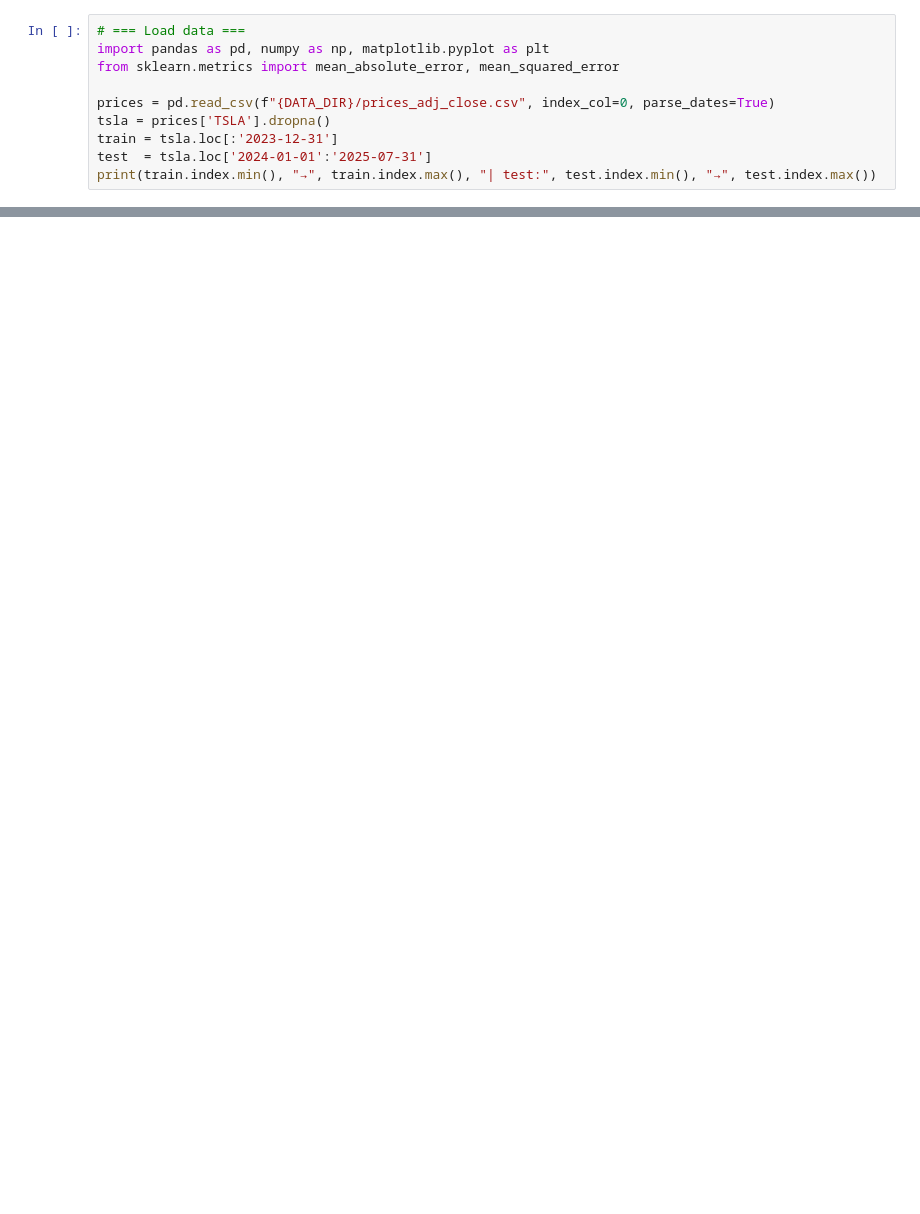
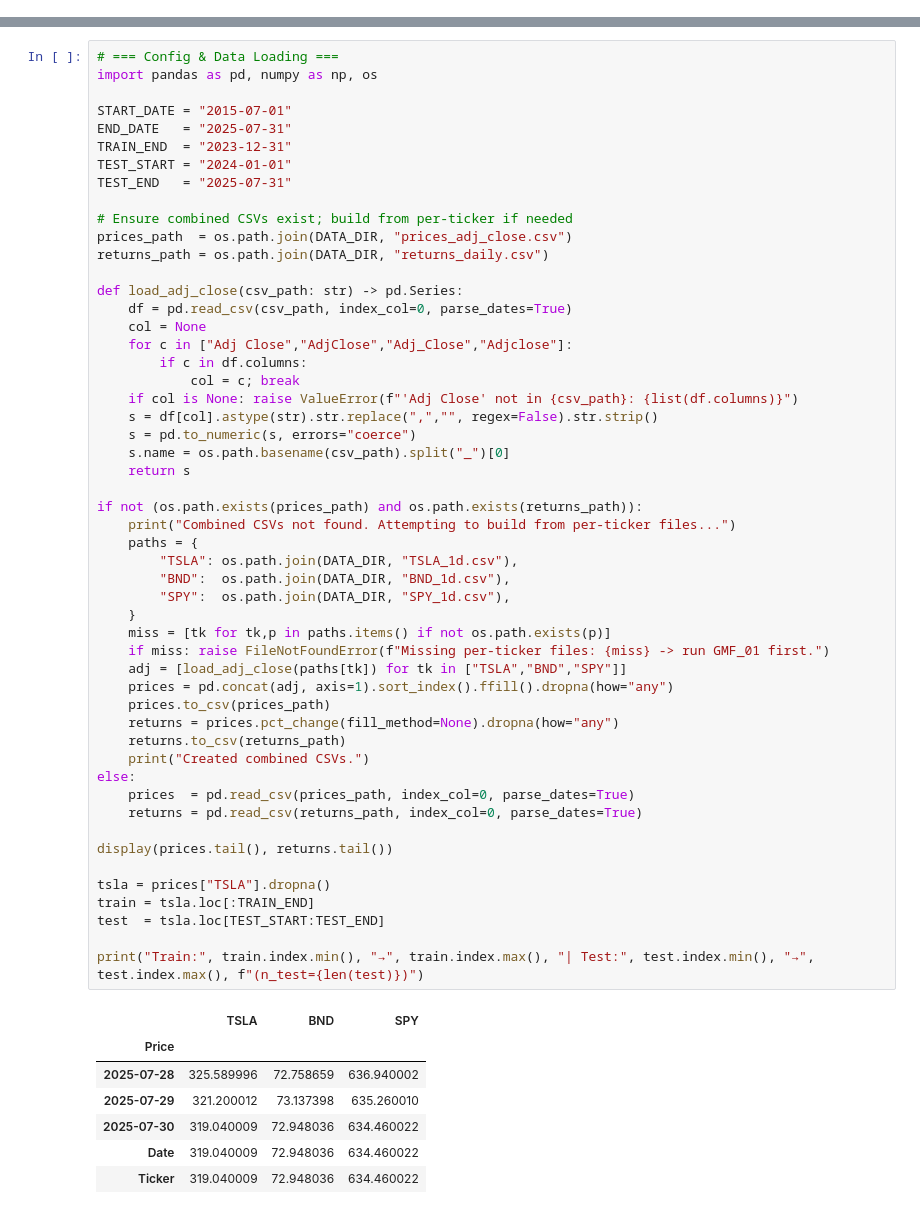
Before and after one commit to MiskirB/gmf-time-series-portfolio-optimization, a Jupyter notebook: notebooks/GMF_03_Task2_Modeling_ARIMA_LSTM.ipynb, the cells around one changed output, grey strips where cells are left out. Drawn from its saved outputs; the diff is of its cells as text; blank space fills up the shorter version.

```diff
--- a/notebooks/GMF_03_Task2_Modeling_ARIMA_LSTM.ipynb
+++ b/notebooks/GMF_03_Task2_Modeling_ARIMA_LSTM.ipynb
@@ -30,10 +45,0 @@ for d in [DATA_DIR, OUT_PLOTS, OUT_MODELS, OUT_METRICS]:
-# %%
-# === Load data ===
-import pandas as pd, numpy as np, matplotlib.pyplot as plt
-from sklearn.metrics import mean_absolute_error, mean_squared_error
-
-prices = pd.read_csv(f"{DATA_DIR}/prices_adj_close.csv", index_col=0, parse_dates=True)
-tsla = prices['TSLA'].dropna()
-train = tsla.loc[:'2023-12-31']
-test  = tsla.loc['2024-01-01':'2025-07-31']
-print(train.index.min(), "→", train.index.max(), "| test:", test.index.min(), "→", test.index.max())
@@ -65,0 +71,60 @@ dump(arima_model, f"{OUT_MODELS}/tsla_arima.pkl")
+# %%
+# === Config & Data Loading ===
+import pandas as pd, numpy as np, os
+
+START_DATE = "2015-07-01"
+END_DATE   = "2025-07-31"
+TRAIN_END  = "2023-12-31"
+TEST_START = "2024-01-01"
+TEST_END   = "2025-07-31"
+
+# Ensure combined CSVs exist; build from per-ticker if needed
+prices_path  = os.path.join(DATA_DIR, "prices_adj_close.csv")
+returns_path = os.path.join(DATA_DIR, "returns_daily.csv")
+
+def load_adj_close(csv_path: str) -> pd.Series:
+    df = pd.read_csv(csv_path, index_col=0, parse_dates=True)
+    col = None
+    for c in ["Adj Close","AdjClose","Adj_Close","Adjclose"]:
+        if c in df.columns:
+            col = c; break
+    if col is None: raise ValueError(f"'Adj Close' not in {csv_path}: {list(df.columns)}")
+    s = df[col].astype(str).str.replace(",","", regex=False).str.strip()
+    s = pd.to_numeric(s, errors="coerce")
+    s.name = os.path.basename(csv_path).split("_")[0]
+    return s
+
+if not (os.path.exists(prices_path) and os.path.exists(returns_path)):
+    print("Combined CSVs not found. Attempting to build from per-ticker files...")
+    paths = {
+        "TSLA": os.path.join(DATA_DIR, "TSLA_1d.csv"),
+        "BND":  os.path.join(DATA_DIR, "BND_1d.csv"),
+        "SPY":  os.path.join(DATA_DIR, "SPY_1d.csv"),
+    }
+    miss = [tk for tk,p in paths.items() if not os.path.exists(p)]
+    if miss: raise FileNotFoundError(f"Missing per-ticker files: {miss} -> run GMF_01 first.")
+    adj = [load_adj_close(paths[tk]) for tk in ["TSLA","BND","SPY"]]
+    prices = pd.concat(adj, axis=1).sort_index().ffill().dropna(how="any")
+    prices.to_csv(prices_path)
+    returns = prices.pct_change(fill_method=None).dropna(how="any")
+    returns.to_csv(returns_path)
+    print("Created combined CSVs.")
+else:
+    prices  = pd.read_csv(prices_path, index_col=0, parse_dates=True)
+    returns = pd.read_csv(returns_path, index_col=0, parse_dates=True)
+
+display(prices.tail(), returns.tail())
+
+tsla = prices["TSLA"].dropna()
+train = tsla.loc[:TRAIN_END]
+test  = tsla.loc[TEST_START:TEST_END]
+
+print("Train:", train.index.min(), "→", train.index.max(), "| Test:", test.index.min(), "→", test.index.max(), f"(n_test={len(test)})")
+# %% [output]
+|  | TSLA | BND | SPY |
+| Price |  |  |  |
+| 2025-07-28 | 325.589996 | 72.758659 | 636.940002 |
+| 2025-07-29 | 321.200012 | 73.137398 | 635.260010 |
+| 2025-07-30 | 319.040009 | 72.948036 | 634.460022 |
+| Date | 319.040009 | 72.948036 | 634.460022 |
+| Ticker | 319.040009 | 72.948036 | 634.460022 |
```
Also changed, not shown: parts of 13 cells of this notebook, 20 other files.
